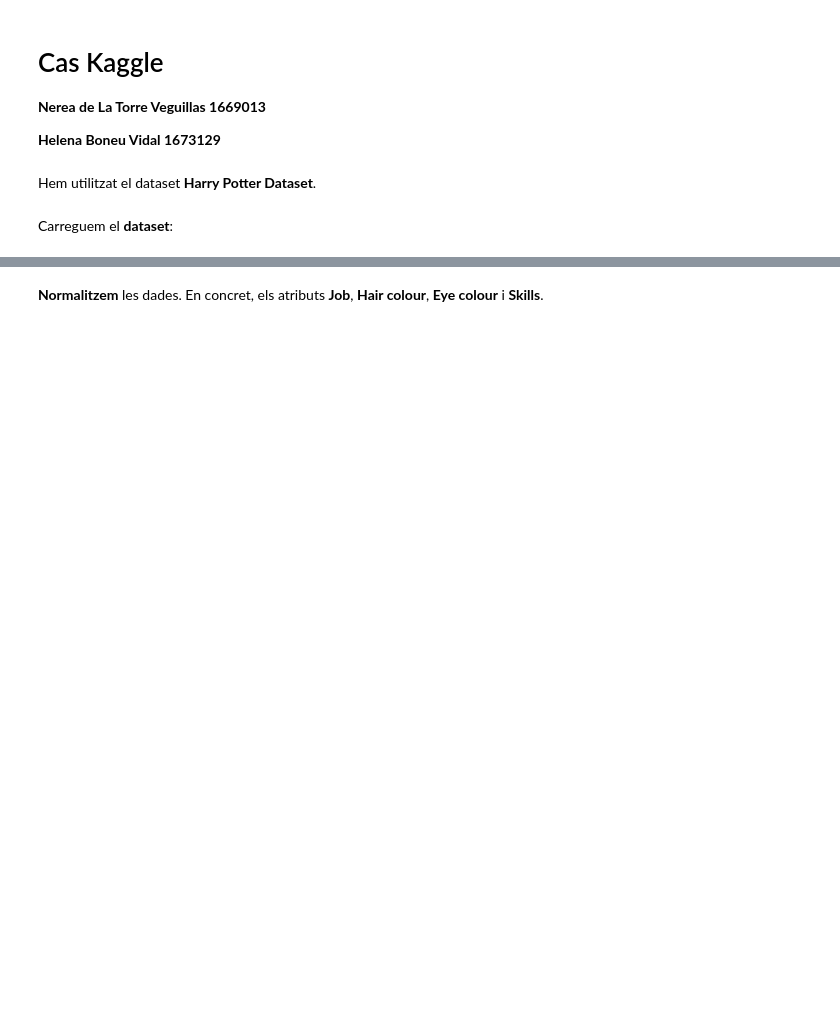
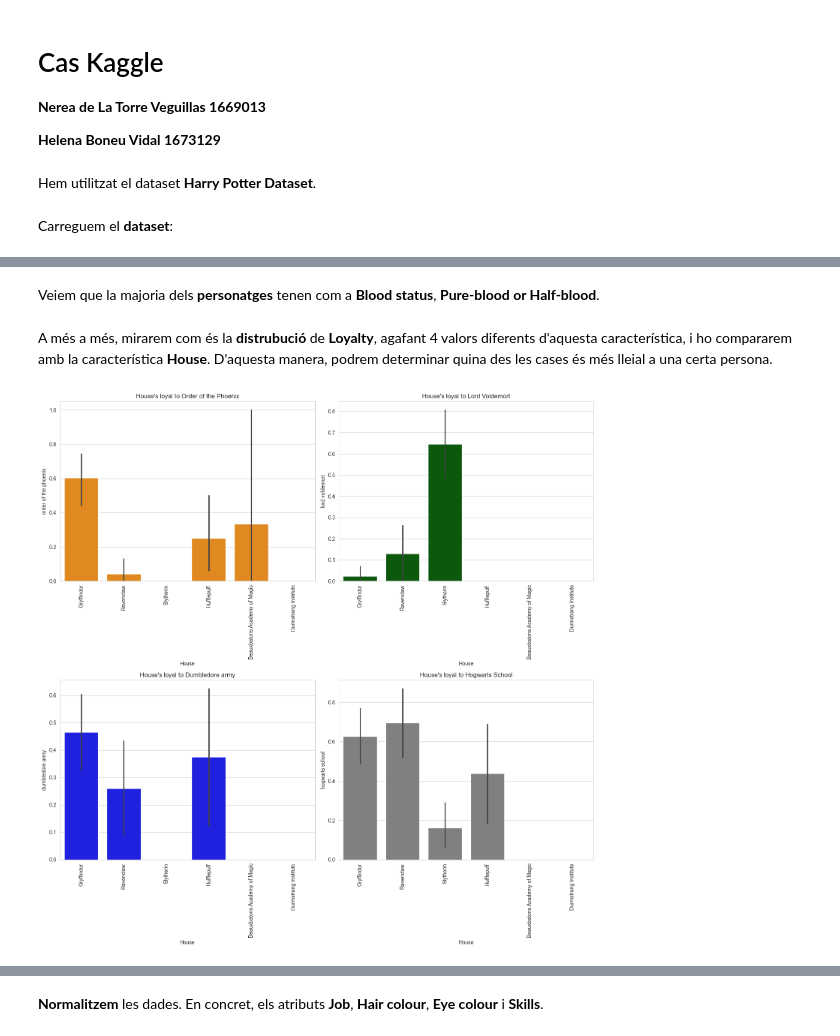
Before and after one commit to HelenaBoneu/HarryPotter, a Jupyter notebook: Harry_Potter.ipynb, the cells around one changed output, grey strips where cells are left out. Saved outputs shown, nothing was run; the diff lists cells and outputs as text; code cells hidden in the pictures; blank space fills up the shorter version.

```diff
--- a/Harry_Potter.ipynb
+++ b/Harry_Potter.ipynb
@@ -985,14 +276,0 @@ df.head()
-# %%
-# Definim les columnes no numèriques
-non_numeric = ['Job']
-
-# Creem el LabelEncoder
-label_encoder = LabelEncoder()
-
-# Aplicar LabelEncoder només sobre les files no NaN
-for col in non_numeric:
-    # Filtrarem les files no nules per aplicar el fit_transform
-    non_nan_data = df[col].dropna()  # Elimina els NaN per evitar errors
-
-    # Mapejarem les categories de les files no NaN
-    df.loc[non_nan_data.index, col] = label_encoder.fit_transform(non_nan_data)
@@ -1208,0 +1116,27 @@ plt.show()
+# %% [markdown]
+Veiem que la majoria dels **personatges** tenen com a **Blood status**, **Pure-blood or Half-blood**.
+# %% [markdown]
+A més a més, mirarem com és la **distrubució** de **Loyalty**, agafant 4 valors diferents d'aquesta característica, i ho compararem amb la característica **House**. D'aquesta manera, podrem determinar quina des les cases és més lleial a una certa persona.
+# %%
+fig, axes = plt.subplots(2, 2, figsize=(15, 15))
+
+sns.barplot(x="House", y="order of the phoenix", data=df, ax=axes[0, 0], color='#FF8C00')
+axes[0, 0].set_title("House's loyal to Order of the Phoenix")
+axes[0, 0].set_xticklabels(axes[0, 0].get_xticklabels(), rotation=90)
+
+sns.barplot(x="House", y="lord voldemort", data=df, ax=axes[0, 1], color='#006400')
+axes[0, 1].set_title("House's loyal to Lord Voldemort")
+axes[0, 1].set_xticklabels(axes[0, 1].get_xticklabels(), rotation=90)
+
+sns.barplot(x="House", y="dumbledore army", data=df, ax=axes[1, 0], color='#0000FF')
+axes[1, 0].set_title("House's loyal to Dumbledore army")
+axes[1, 0].set_xticklabels(axes[1, 0].get_xticklabels(), rotation=90)
+
+sns.barplot(x="House", y="hogwarts school", data=df, ax=axes[1, 1], color='#808080')
+axes[1, 1].set_title("House's loyal to Hogwarts School")
+axes[1, 1].set_xticklabels(axes[1, 1].get_xticklabels(), rotation=90)
+
+plt.tight_layout()
+plt.show()
+# %% [output]
+[figure, added]
```
Also changed, not shown: parts of 148 cells of this notebook.
